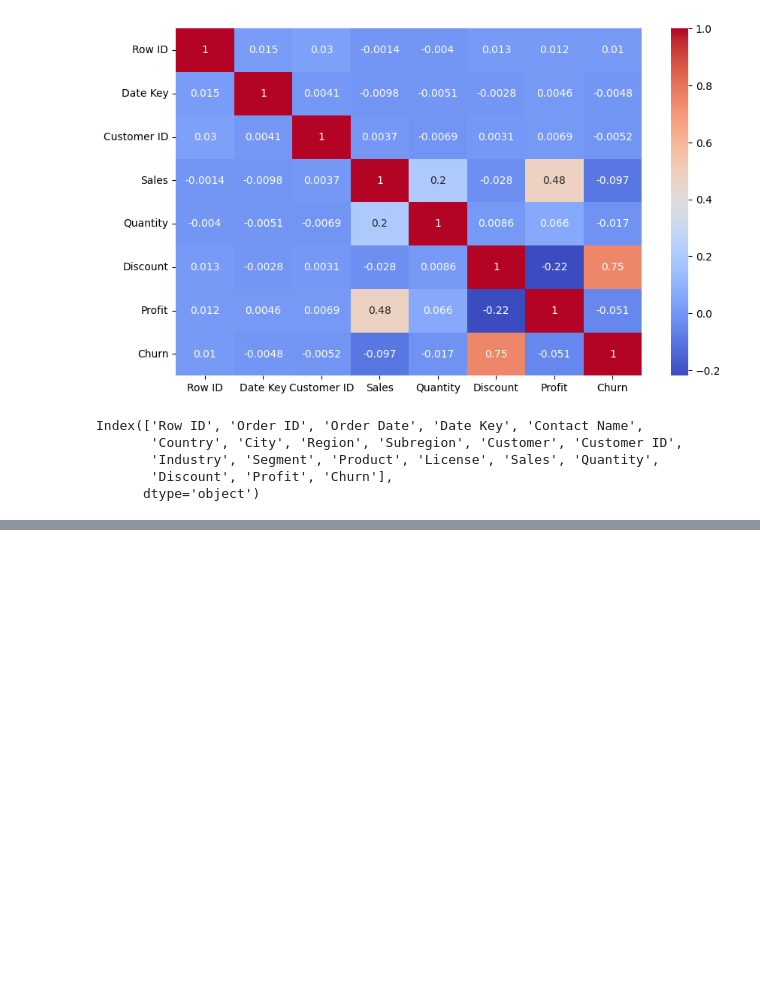
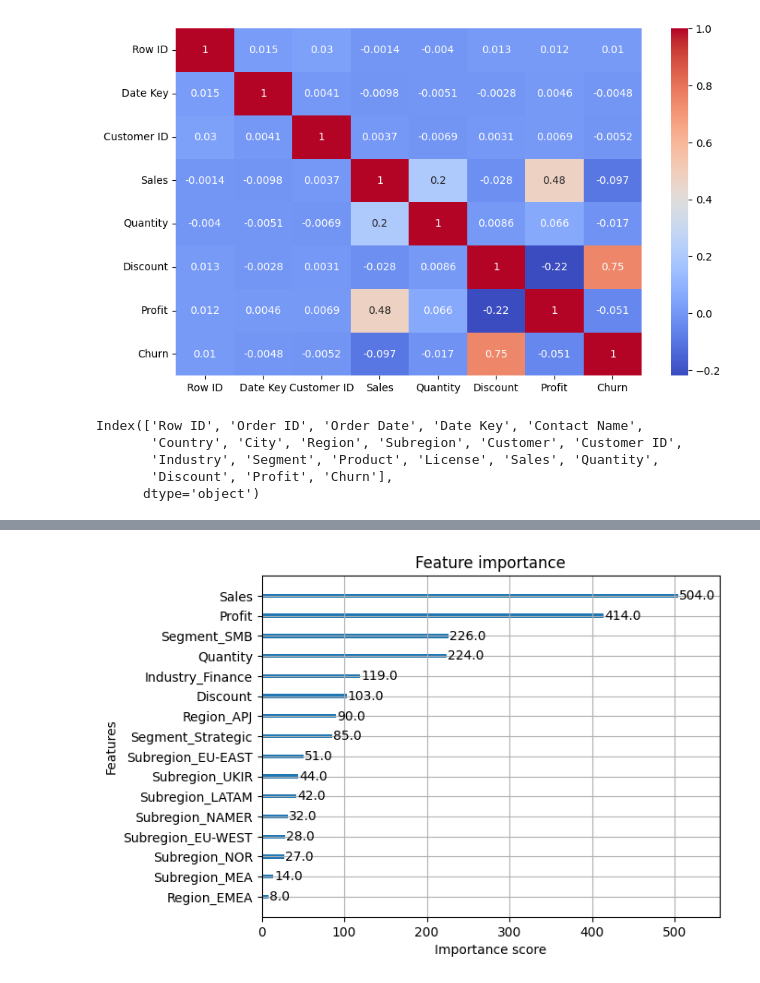
Before and after one commit to coder-priyanka01/SaaS-Customer-Retention-Project, a Jupyter notebook: SaaS_Customer_Retention_&_Revenue_Risk_Intelligence_System.ipynb, the cells around one changed output, grey strips where cells are left out. Cells and saved outputs as stored; diff of their text form; code cells hidden in the pictures; blank space fills up the shorter version.

```diff
--- a/SaaS_Customer_Retention_&_Revenue_Risk_Intelligence_System.ipynb
+++ b/SaaS_Customer_Retention_&_Revenue_Risk_Intelligence_System.ipynb
@@ -239,0 +419,8 @@ y = df['Churn']
+# %%
+from xgboost import plot_importance
+import matplotlib.pyplot as plt
+
+plot_importance(xgb_model)
+plt.show()
+# %% [output]
+[figure, added]
```
Also changed, not shown: parts of 29 cells of this notebook.
